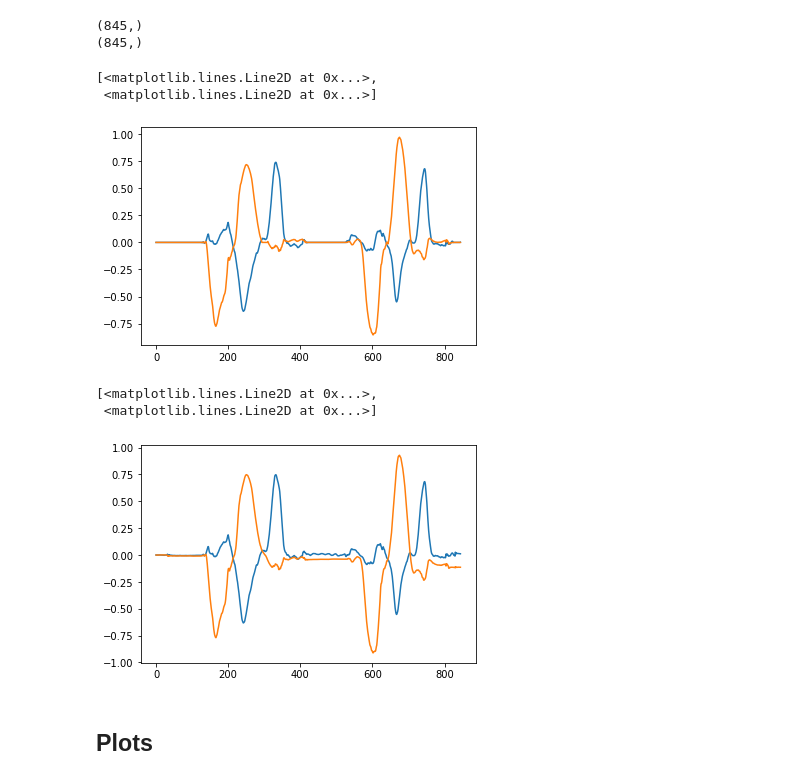
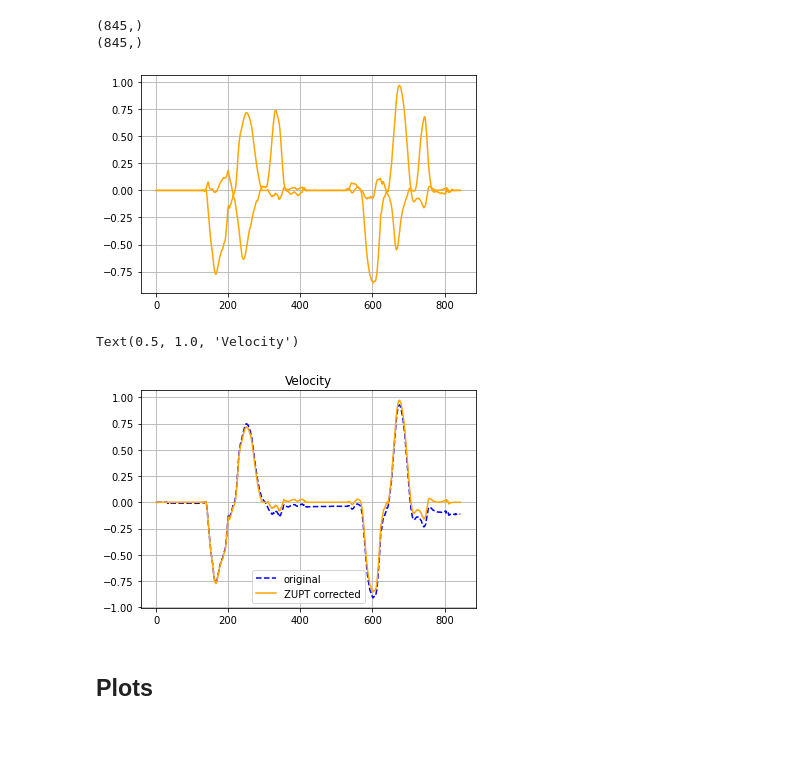
Before and after one commit to surajRathi/positioning_system, a Jupyter notebook: 011012_imu_simple_tests/air_enclosure_test.ipynb, the cells around one changed output. Saved outputs shown, nothing was run; the diff lists cells and outputs as text; code cells hidden in the pictures; blank space fills up the shorter version.

```diff
--- a/011012_imu_simple_tests/air_enclosure_test.ipynb
+++ b/011012_imu_simple_tests/air_enclosure_test.ipynb
@@ -949,17 +949,19 @@ vel_p = np.stack(vel_p).T
 (845,)
 (845,)
 # %%
-plt.plot(vel_p)
+plt.plot(vel_p, color='orange')
+plt.grid()
 # %% [output]
-[<matplotlib.lines.Line2D at 0x...>,
- <matplotlib.lines.Line2D at 0x...>]
-[figure, old version]
+[figure, new version]
 # %%
-plt.plot(vel[:, :2])
+plt.plot(vel[:, 1], '--', color='blue', label='original')
+plt.plot(vel_p[:, 1], color='orange', label='ZUPT corrected')
+plt.grid()
+plt.legend()
+plt.title('Velocity')
 # %% [output]
-[<matplotlib.lines.Line2D at 0x...>,
- <matplotlib.lines.Line2D at 0x...>]
+Text(0.5, 1.0, 'Velocity')
-[figure, old version]
+[figure, new version]
 # %% [markdown]
 ## Plots
 # %%
```
Also changed, not shown: parts of 3 cells of this notebook, 52 other files.
